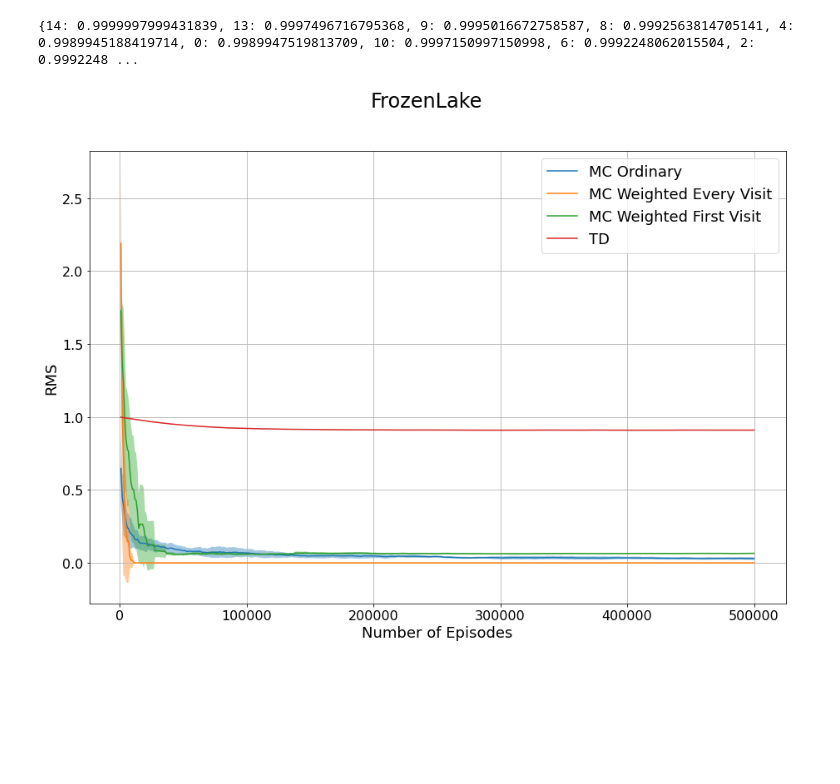
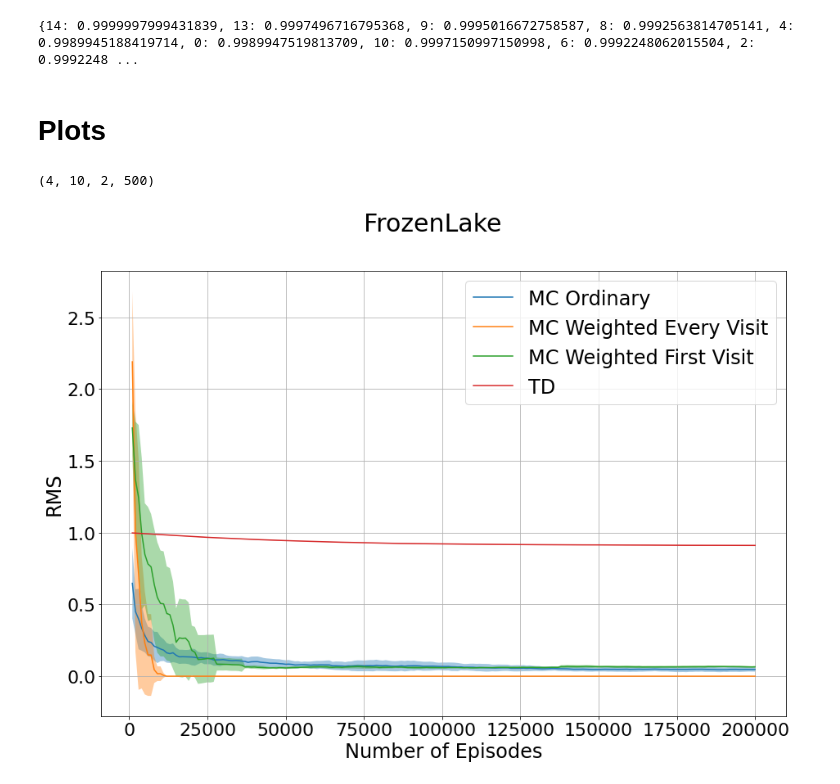
Before and after one commit to gersonfoks/rl2020-project, a Jupyter notebook: Plots.ipynb, the cells around one changed output. Saved outputs shown, nothing was run; the diff lists cells and outputs as text; code cells hidden in the pictures; blank space fills up the shorter version.

```diff
--- a/Plots.ipynb
+++ b/Plots.ipynb
@@ -34,22 +34,22 @@ def get_runs(name,baseline):
     data = evaluate_experiment(hist, baseline)
     return np.array(data)
 # %%
-def make_plots(names,labels,title,baseline):
+def make_plots(names,labels,title,baseline,num):
     fl = np.zeros((len(names),10,2,500))
     for i,name in enumerate(names):
         fl[i,:,:,:] = get_runs(name,baseline)
-
+    print(fl.shape)
     mean = np.mean(fl, axis = 1)
     std = np.std(fl, axis = 1)
     std.shape
 
-    fs = 18
+    fs = 24
     fig, ax1 = plt.subplots(figsize = (15,10))
     for i in range(std.shape[0]):
 
-        line = ax1.plot(mean[i,0,:], mean[i,1,:],label = labels[i])
-        ax1.fill_between(mean[i,0,:], mean[i,1,:], mean[i,1,:] + std[i,1,:],alpha = 0.4, facecolor= line[0].get_color())
-        ax1.fill_between(mean[i,0,:], mean[i,1,:], mean[i,1,:] - std[i,1,:], alpha = 0.4, facecolor= line[0].get_color())
+        line = ax1.plot(mean[i,0,:num], mean[i,1,:num],label = labels[i])
+        ax1.fill_between(mean[i,0,:num], mean[i,1,:num], mean[i,1,:num] + std[i,1,:num],alpha = 0.4, facecolor= line[0].get_color())
+        ax1.fill_between(mean[i,0,:num], mean[i,1,:num], mean[i,1,:num] - std[i,1,:num], alpha = 0.4, facecolor= line[0].get_color())
 
     fig.legend(loc="upper right", bbox_to_anchor=(1,1), bbox_transform=ax1.transAxes, fontsize=fs)
     for tick in ax1.xaxis.get_major_ticks():
@@ -63,15 +63,18 @@ def make_plots(names,labels,title,baseline):
 
     fig.suptitle(title, fontsize = fs+6)
     ax1.grid()
-    plt.savefig(title+".png")
+    plt.savefig(title+".png",bbox_inches='tight')
     plt.show()
+# %% [markdown]
+# Plots
 # %%
 names = ["./fl/mc_ordinary_fl_", "./fl/mc_weighted_fl_", "./fl/mc_weighted_first_fl_", "./fl/td_fl_"]
 labels = ["MC Ordinary", "MC Weighted Every Visit", "MC Weighted First Visit", "TD"]
 title = "FrozenLake"
-make_plots(names,labels,title, get_baseline("./fl/mc_fl_"))
+make_plots(names,labels,title, get_baseline("./fl/mc_fl_"), 200)
 # %% [output]
+(4, 10, 2, 500)
-[figure, old version]
+[figure, new version]
 # %%
 names = ["./bj/mc_ordinary_bj_", "./bj/mc_weighted_bj_", "./bj/mc_weighted_first_bj_", "./bj/td_bj_"]
 labels = ["MC Ordinary", "MC Weighted Every Visit", "MC Weighted First Visit", "TD"]
```
Also changed, not shown: parts of 2 cells of this notebook, 9 other files.
